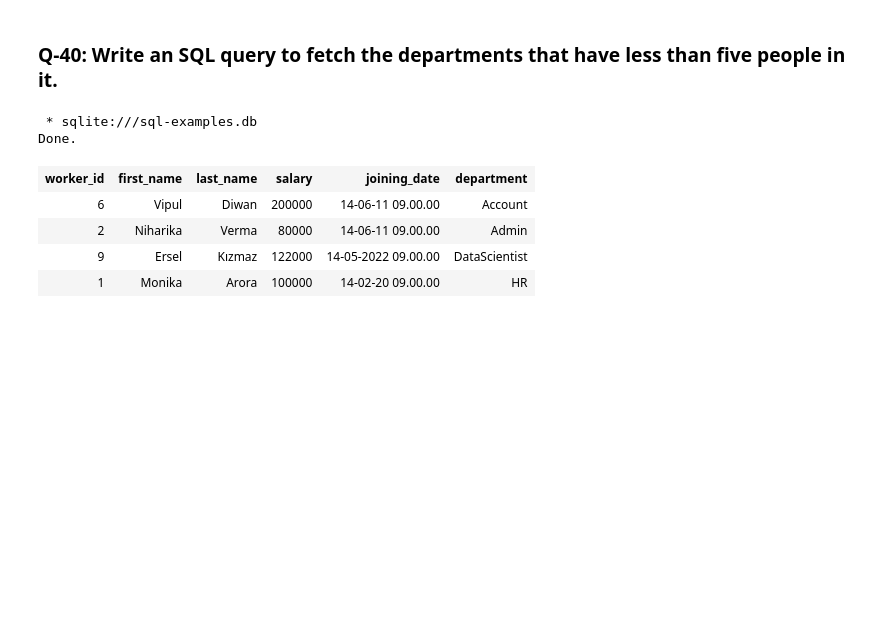
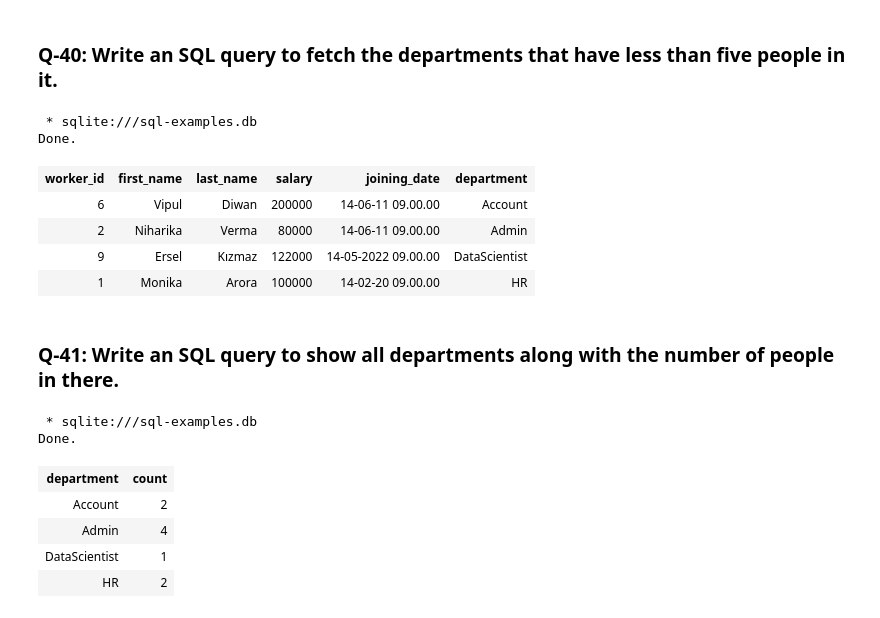
Before and after one commit to mrkizmaz/SQL-Operations, a Jupyter notebook: SQL-50examples.ipynb, the cells around one changed output. Drawn from its saved outputs; the diff is of its cells as text; code cells hidden in the pictures; blank space fills up the shorter version.

```diff
--- a/SQL-50examples.ipynb
+++ b/SQL-50examples.ipynb
@@ -895,0 +892,13 @@ Done.
+# %% [markdown]
+### Q-41: Write an SQL query to show all departments along with the number of people in there.
+# %%
+%%sql
+SELECT department, COUNT(department) AS count FROM Workers GROUP BY department;
+# %% [output]
+ * sqlite:///sql-examples.db
+Done.
+| department | count |
+| Account | 2 |
+| Admin | 4 |
+| DataScientist | 1 |
+| HR | 2 |
```
Also changed, not shown: parts of 4 cells of this notebook.
